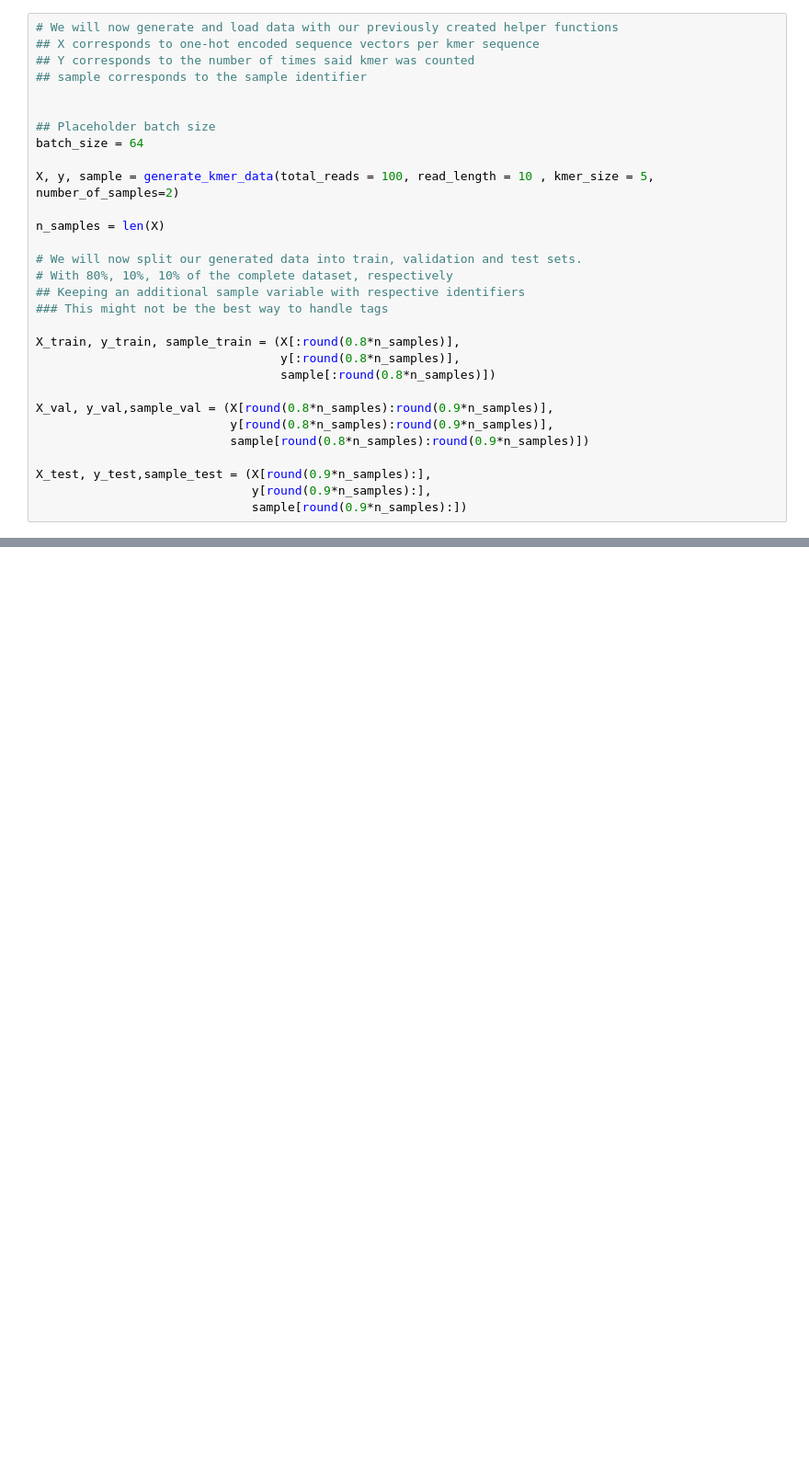
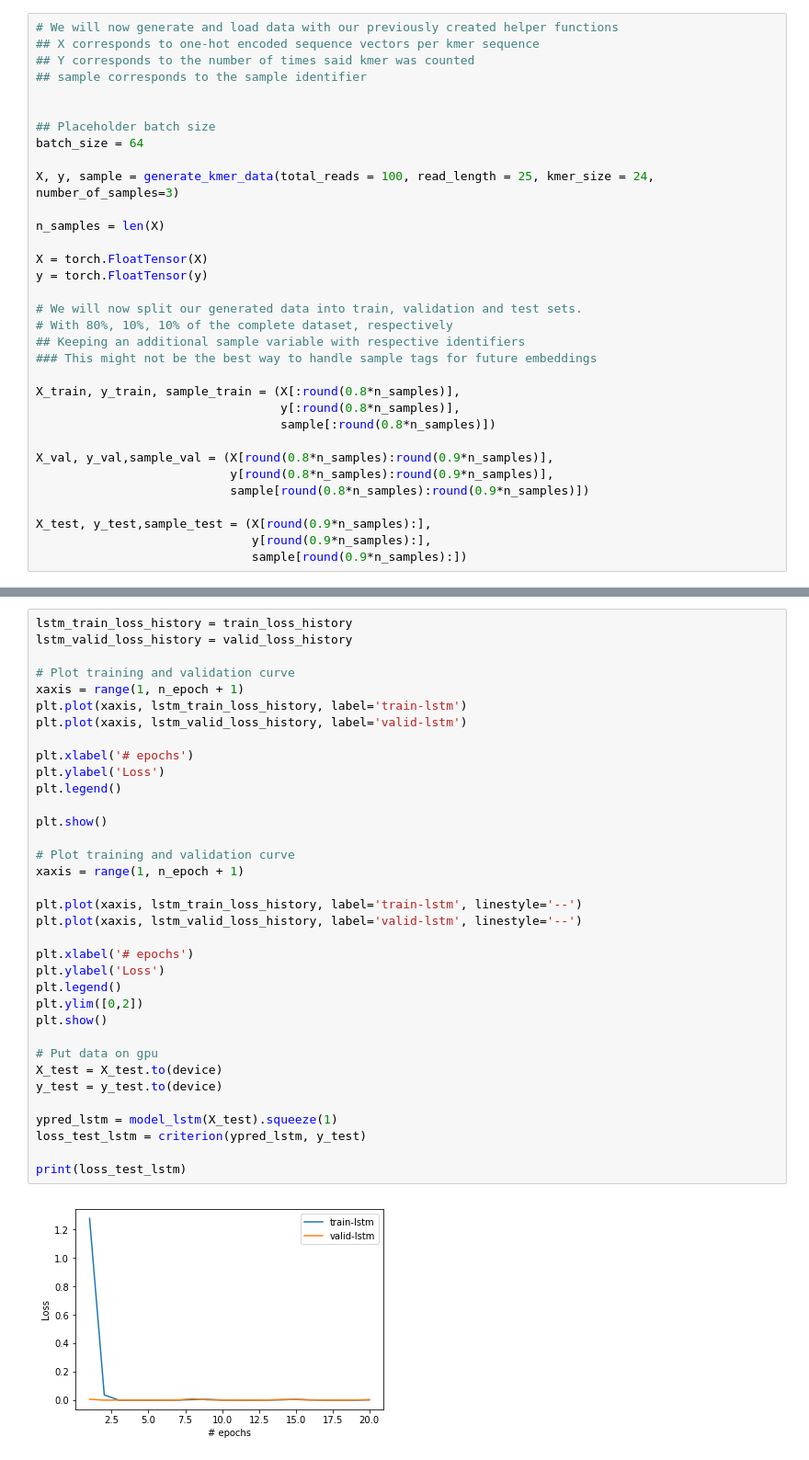
Before and after one commit to alysia2019/TTLT-reproduction, a Jupyter notebook: TTLT.ipynb, the cells around one changed output, grey strips where cells are left out. Shown: that part at 92% size. Saved outputs shown, nothing was run; the diff lists cells and outputs as text; blank space fills up the shorter version.

Commit message:
Started mock training with base LSTM model

```diff
--- a/TTLT.ipynb
+++ b/TTLT.ipynb
@@ -109,14 +124,17 @@ def generate_kmer_data(total_reads, read_length, kmer_size, number_of_samples):
 ## Placeholder batch size
 batch_size = 64
 
-X, y, sample = generate_kmer_data(total_reads = 100, read_length = 10 , kmer_size = 5, number_of_samples=2)
+X, y, sample = generate_kmer_data(total_reads = 100, read_length = 25, kmer_size = 24, number_of_samples=3)
 
 n_samples = len(X)
+
+X = torch.FloatTensor(X)
+y = torch.FloatTensor(y)
 
 # We will now split our generated data into train, validation and test sets.
 # With 80%, 10%, 10% of the complete dataset, respectively
 ## Keeping an additional sample variable with respective identifiers
-### This might not be the best way to handle tags
+### This might not be the best way to handle sample tags for future embeddings
 
 X_train, y_train, sample_train = (X[:round(0.8*n_samples)],
                                   y[:round(0.8*n_samples)],
@@ -223,0 +329,37 @@ tensor([[ 0.0443, -0.0388,  0.0146,  ...,  0.0289, -0.0172,  0.0195],
+# %%
+lstm_train_loss_history = train_loss_history
+lstm_valid_loss_history = valid_loss_history
+
+# Plot training and validation curve
+xaxis = range(1, n_epoch + 1)
+plt.plot(xaxis, lstm_train_loss_history, label='train-lstm')
+plt.plot(xaxis, lstm_valid_loss_history, label='valid-lstm')
+
+plt.xlabel('# epochs')
+plt.ylabel('Loss')
+plt.legend()
+
+plt.show()
+
+# Plot training and validation curve
+xaxis = range(1, n_epoch + 1)
+
+plt.plot(xaxis, lstm_train_loss_history, label='train-lstm', linestyle='--')
+plt.plot(xaxis, lstm_valid_loss_history, label='valid-lstm', linestyle='--')
+
+plt.xlabel('# epochs')
+plt.ylabel('Loss')
+plt.legend()
+plt.ylim([0,2])
+plt.show()
+
+# Put data on gpu
+X_test = X_test.to(device)
+y_test = y_test.to(device)
+
+ypred_lstm = model_lstm(X_test).squeeze(1)
+loss_test_lstm = criterion(ypred_lstm, y_test)
+
+print(loss_test_lstm)
+# %% [output]
+[figure, added]
```
Also changed, not shown: parts of 8 cells of this notebook.
